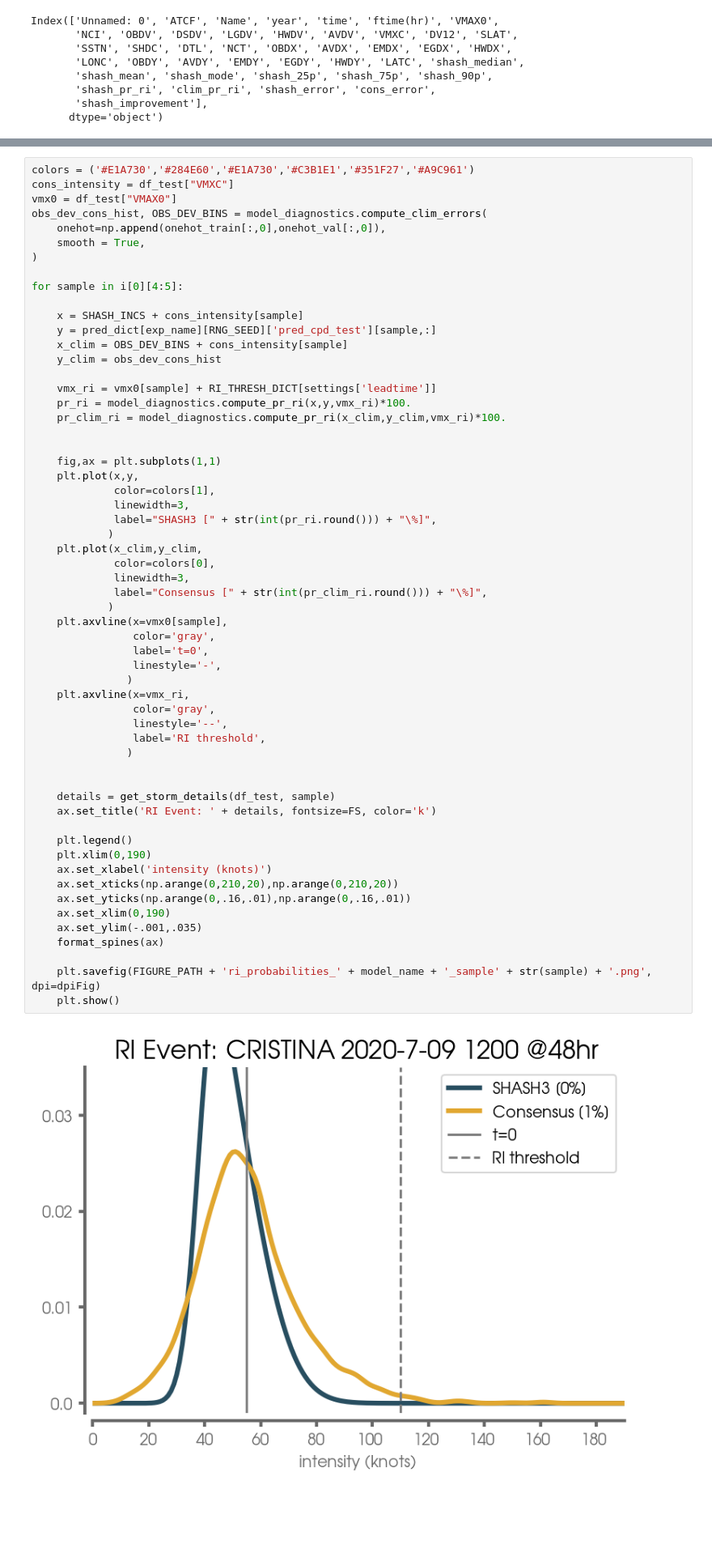
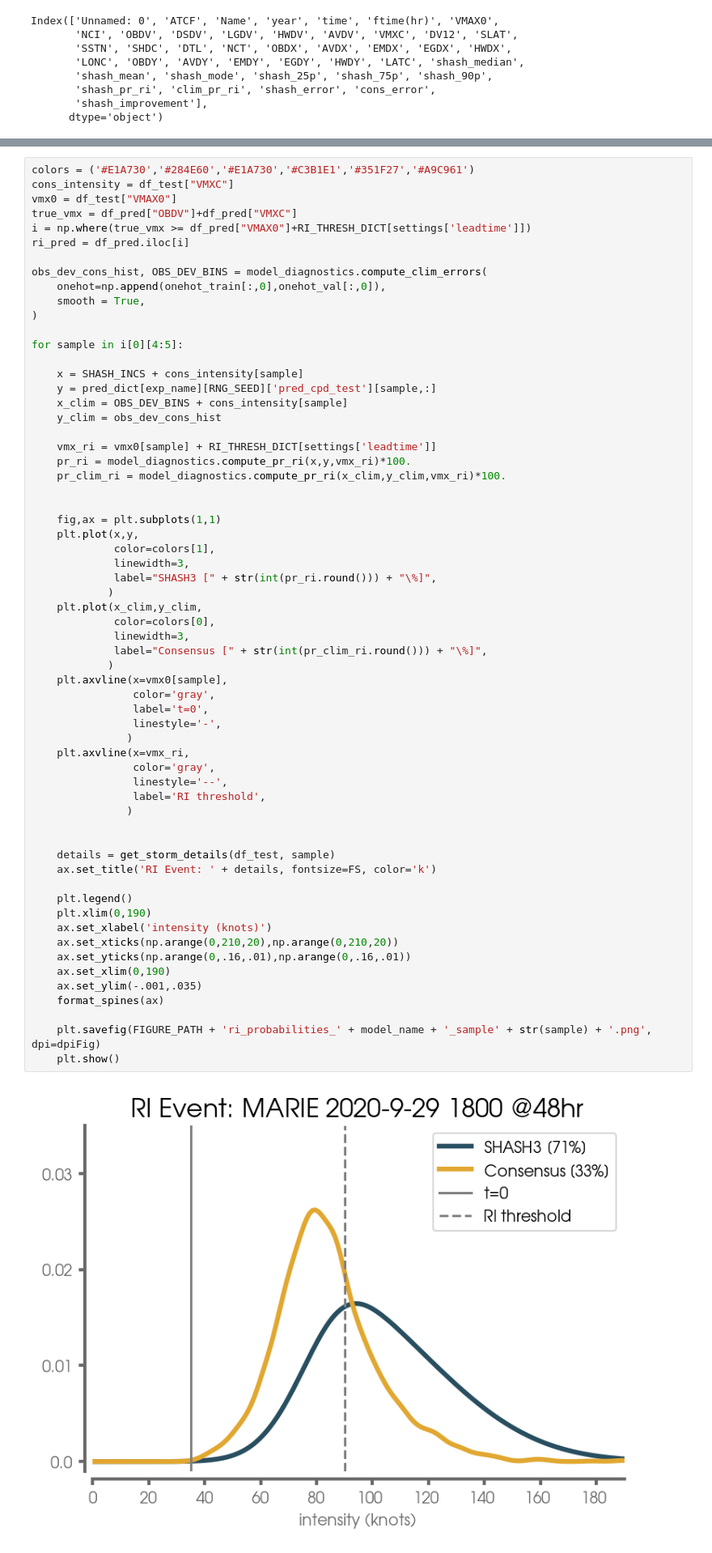
Before and after one commit to eabarnes1010/hurricane_uqcomparisons, a Jupyter notebook: _plot_singleModel.ipynb, the cells around one changed output, grey strips where cells are left out. Shown at 81% size. Drawn from its saved outputs; the diff is of its cells as text; blank space fills up the shorter version.

```diff
--- a/_plot_singleModel.ipynb
+++ b/_plot_singleModel.ipynb
@@ -701,6 +701,10 @@ plt.show()
 colors = ('#E1A730','#284E60','#E1A730','#C3B1E1','#351F27','#A9C961')
 cons_intensity = df_test["VMXC"]
 vmx0 = df_test["VMAX0"]
+true_vmx = df_pred["OBDV"]+df_pred["VMXC"]
+i = np.where(true_vmx >= df_pred["VMAX0"]+RI_THRESH_DICT[settings['leadtime']])
+ri_pred = df_pred.iloc[i]
+
 obs_dev_cons_hist, OBS_DEV_BINS = model_diagnostics.compute_clim_errors(
     onehot=np.append(onehot_train[:,0],onehot_val[:,0]),
     smooth = True,
@@ -729,34 +733,34 @@ for sample in i[0][4:5]:
              linewidth=3,
              label="Consensus [" + str(int(pr_clim_ri.round())) + "\%]",
             )
     plt.axvline(x=vmx0[sample],
                 color='gray',
                 label='t=0',
                 linestyle='-',
                )
     plt.axvline(x=vmx_ri,
                 color='gray',
                 linestyle='--',
                 label='RI threshold',
                )
 
 
     details = get_storm_details(df_test, sample)
     ax.set_title('RI Event: ' + details, fontsize=FS, color='k')
 
     plt.legend()
     plt.xlim(0,190)
     ax.set_xlabel('intensity (knots)')
     ax.set_xticks(np.arange(0,210,20),np.arange(0,210,20))
     ax.set_yticks(np.arange(0,.16,.01),np.arange(0,.16,.01))
     ax.set_xlim(0,190)
     ax.set_ylim(-.001,.035)
     format_spines(ax)
 
     plt.savefig(FIGURE_PATH + 'ri_probabilities_' + model_name + '_sample' + str(sample) + '.png', dpi=dpiFig)
     plt.show()
 # %% [output]
-[figure, old version]
+[figure, new version]
 # %%
 # Plot example from Marie
 df_marie = df_pred[df_pred["Name"]=="MARIE"]
```
Also changed, not shown: parts of 2 cells of this notebook, 4 other files.
